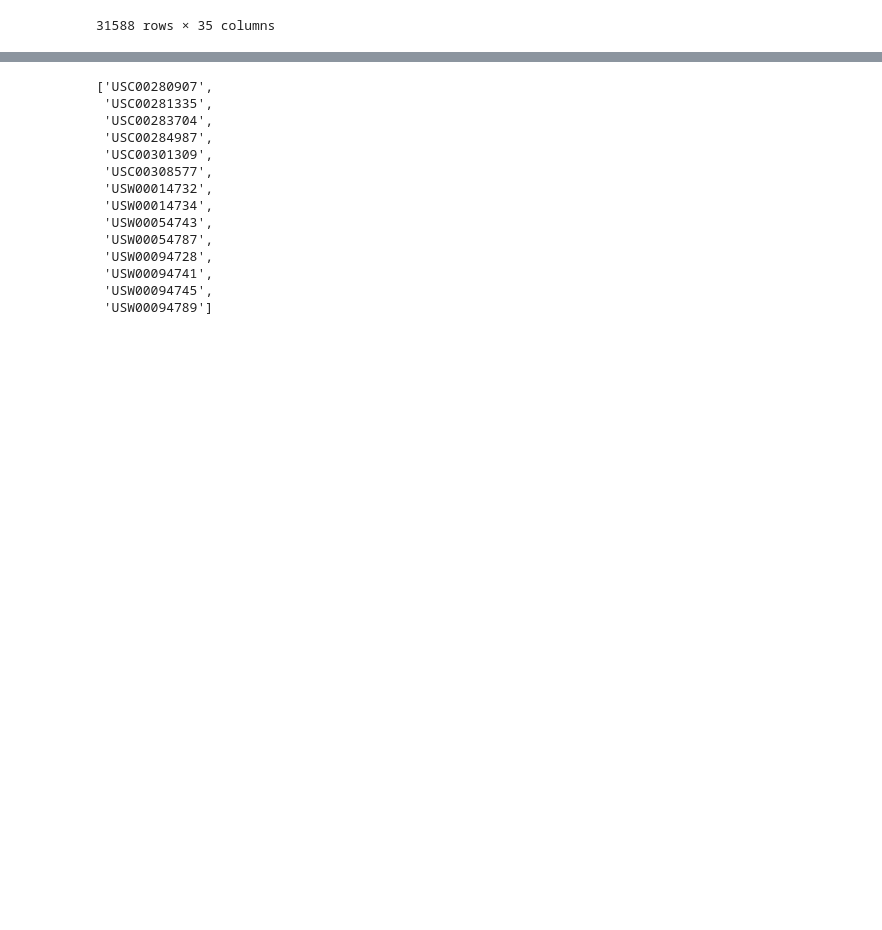
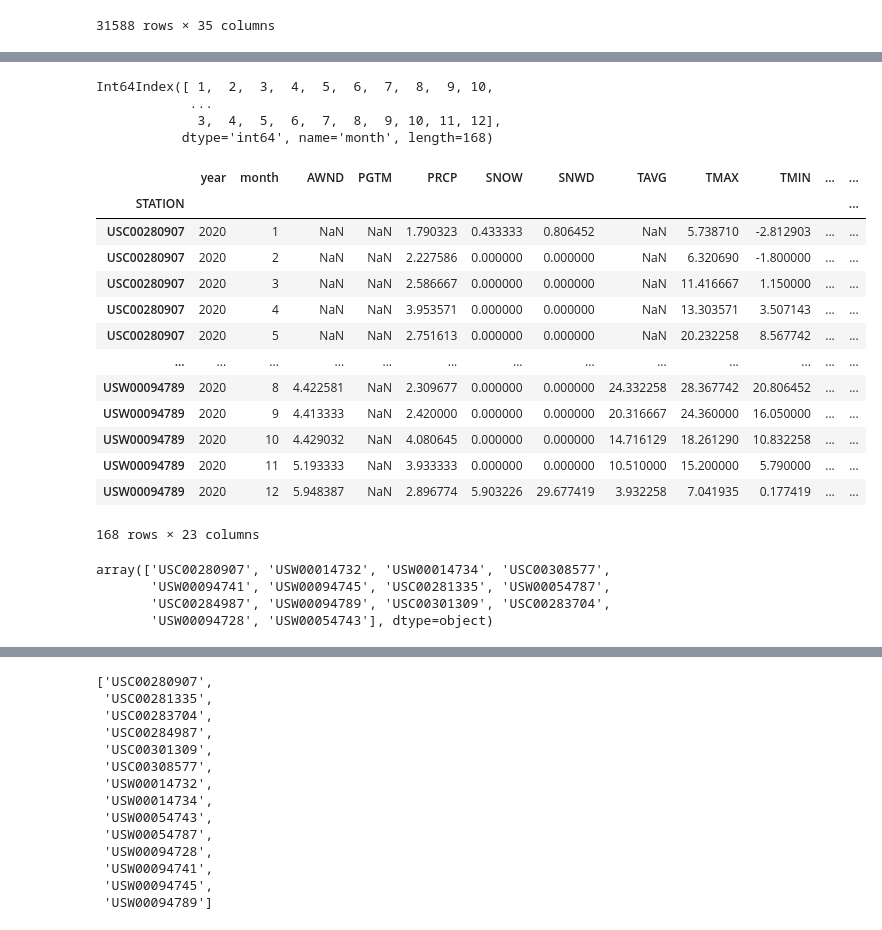
Before and after one commit to trdougherty/GRIDS, a Jupyter notebook: weather_preprocess.ipynb, the cells around one changed output, grey strips where cells are left out. Drawn from its saved outputs; the diff is of its cells as text; code cells hidden in the pictures; blank space fills up the shorter version.

```diff
--- a/weather_preprocess.ipynb
+++ b/weather_preprocess.ipynb
@@ -236,2 +270,34 @@ weather_minmax = weather_data.dropna(subset=['TMAX','TMIN'])
+# %%
+weather_grouping.index.get_level_values(2)
+# %% [output]
+Int64Index([ 1,  2,  3,  4,  5,  6,  7,  8,  9, 10,
+            ...
+             3,  4,  5,  6,  7,  8,  9, 10, 11, 12],
+           dtype='int64', name='month', length=168)
+# %%
+weather_grouping.reset_index(level=['year','month'])
+# %% [output]
+|  | year | month | AWND | PGTM | PRCP | SNOW | SNWD | TAVG | TMAX | TMIN | ... | ... |
+| STATION |  |  |  |  |  |  |  |  |  |  |  | ... |
+| USC00280907 | 2020 | 1 | NaN | NaN | 1.790323 | 0.433333 | 0.806452 | NaN | 5.738710 | -2.812903 | ... | ... |
+| USC00280907 | 2020 | 2 | NaN | NaN | 2.227586 | 0.000000 | 0.000000 | NaN | 6.320690 | -1.800000 | ... | ... |
+| USC00280907 | 2020 | 3 | NaN | NaN | 2.586667 | 0.000000 | 0.000000 | NaN | 11.416667 | 1.150000 | ... | ... |
+| USC00280907 | 2020 | 4 | NaN | NaN | 3.953571 | 0.000000 | 0.000000 | NaN | 13.303571 | 3.507143 | ... | ... |
+| USC00280907 | 2020 | 5 | NaN | NaN | 2.751613 | 0.000000 | 0.000000 | NaN | 20.232258 | 8.567742 | ... | ... |
+| ... | ... | ... | ... | ... | ... | ... | ... | ... | ... | ... | ... | ... |
+| USW00094789 | 2020 | 8 | 4.422581 | NaN | 2.309677 | 0.000000 | 0.000000 | 24.332258 | 28.367742 | 20.806452 | ... | ... |
+| USW00094789 | 2020 | 9 | 4.413333 | NaN | 2.420000 | 0.000000 | 0.000000 | 20.316667 | 24.360000 | 16.050000 | ... | ... |
+| USW00094789 | 2020 | 10 | 4.429032 | NaN | 4.080645 | 0.000000 | 0.000000 | 14.716129 | 18.261290 | 10.832258 | ... | ... |
+| USW00094789 | 2020 | 11 | 5.193333 | NaN | 3.933333 | 0.000000 | 0.000000 | 10.510000 | 15.200000 | 5.790000 | ... | ... |
+| USW00094789 | 2020 | 12 | 5.948387 | NaN | 2.896774 | 5.903226 | 29.677419 | 3.932258 | 7.041935 | 0.177419 | ... | ... |
+168 rows × 23 columns
+# %%
+unique_stations = weather_minmax['STATION'].unique()
+unique_stations
+# %% [output]
+array(['USC00280907', 'USW00014732', 'USW00014734', 'USC00308577',
+       'USW00094741', 'USW00094745', 'USC00281335', 'USW00054787',
+       'USC00284987', 'USW00094789', 'USC00301309', 'USC00283704',
+       'USW00094728', 'USW00054743'], dtype=object)
 # %%
 weather_data_monthly = weather_minmax.groupby(['STATION','year','month']).agg(lambda x: x.mean(skipna=True)).reset_index()
```
Also changed, not shown: parts of 39 cells of this notebook, 3 other files.
